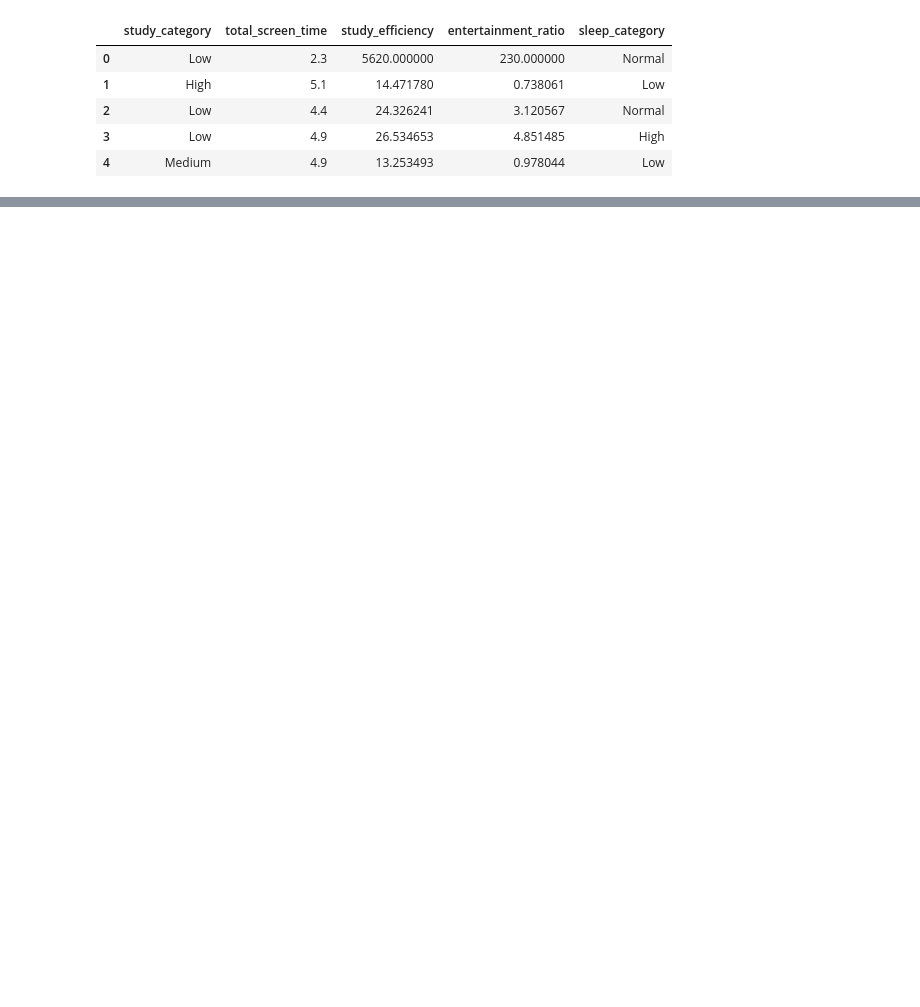
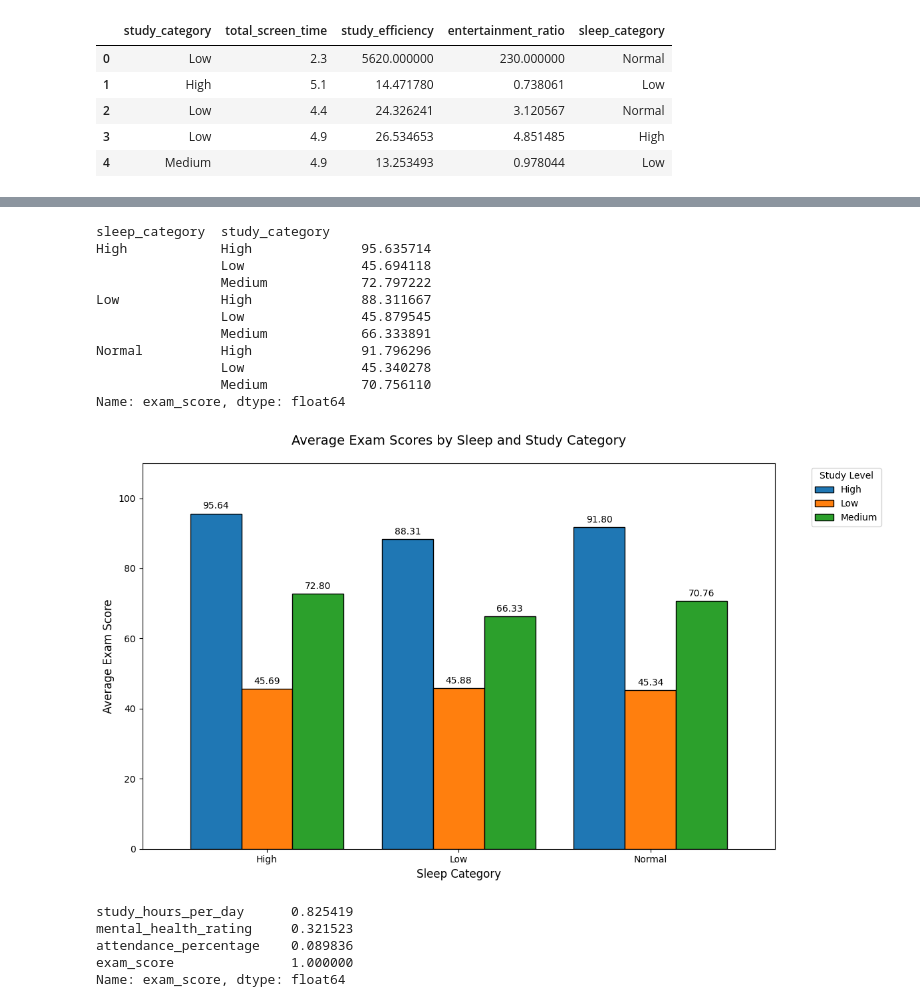
Before and after one commit to DiamondHalder/Student_Performance_Analysis, a Jupyter notebook: Student_Performance_Analysis.ipynb, the cells around one changed output, grey strips where cells are left out. Saved outputs shown, nothing was run; the diff lists cells and outputs as text; code cells hidden in the pictures; blank space fills up the shorter version.

```diff
--- a/Student_Performance_Analysis.ipynb
+++ b/Student_Performance_Analysis.ipynb
@@ -268,0 +301,53 @@ df[['study_category','total_screen_time','study_efficiency',
+# %%
+#Analyzing the Impact of Sleep and Study Habits on Average Exam Scores
+optimal = df.groupby(['sleep_category','study_category'])['exam_score'].mean()
+print(optimal)
+
+plot_data = optimal.unstack()
+
+
+ax = plot_data.plot(kind='bar', figsize=(12, 7), edgecolor='black', width=0.8)
+
+
+for container in ax.containers:
+    ax.bar_label(container, fmt='%.2f', padding=3, fontsize=10)
+
+
+plt.title('Average Exam Scores by Sleep and Study Category', fontsize=14, pad=20)
+plt.ylabel('Average Exam Score', fontsize=12)
+plt.xlabel('Sleep Category', fontsize=12)
+plt.ylim(0, 110)
+plt.legend(title='Study Level', bbox_to_anchor=(1.05, 1), loc='upper left')
+plt.xticks(rotation=0)
+
+plt.tight_layout()
+plt.savefig("images/Average_Exam_Scores_by_Sleep_and_Study_Category.png")
+plt.show()
+# %% [output]
+sleep_category  study_category
+High            High              95.635714
+                Low               45.694118
+                Medium            72.797222
+Low             High              88.311667
+                Low               45.879545
+                Medium            66.333891
+Normal          High              91.796296
+                Low               45.340278
+                Medium            70.756110
+Name: exam_score, dtype: float64
+[figure, added]
+# %%
+#Calculating the Correlation of Mental Health, Attendance, and Study Hours with Exam Scores
+corr_factors = df[['study_hours_per_day',
+                   'mental_health_rating',
+                   'attendance_percentage',
+                   'exam_score']].corr()['exam_score']
+
+
+print(corr_factors)
+# %% [output]
+study_hours_per_day      0.825419
+mental_health_rating     0.321523
+attendance_percentage    0.089836
+exam_score               1.000000
+Name: exam_score, dtype: float64
```
Also changed, not shown: parts of 7 cells of this notebook, 5 other files.
